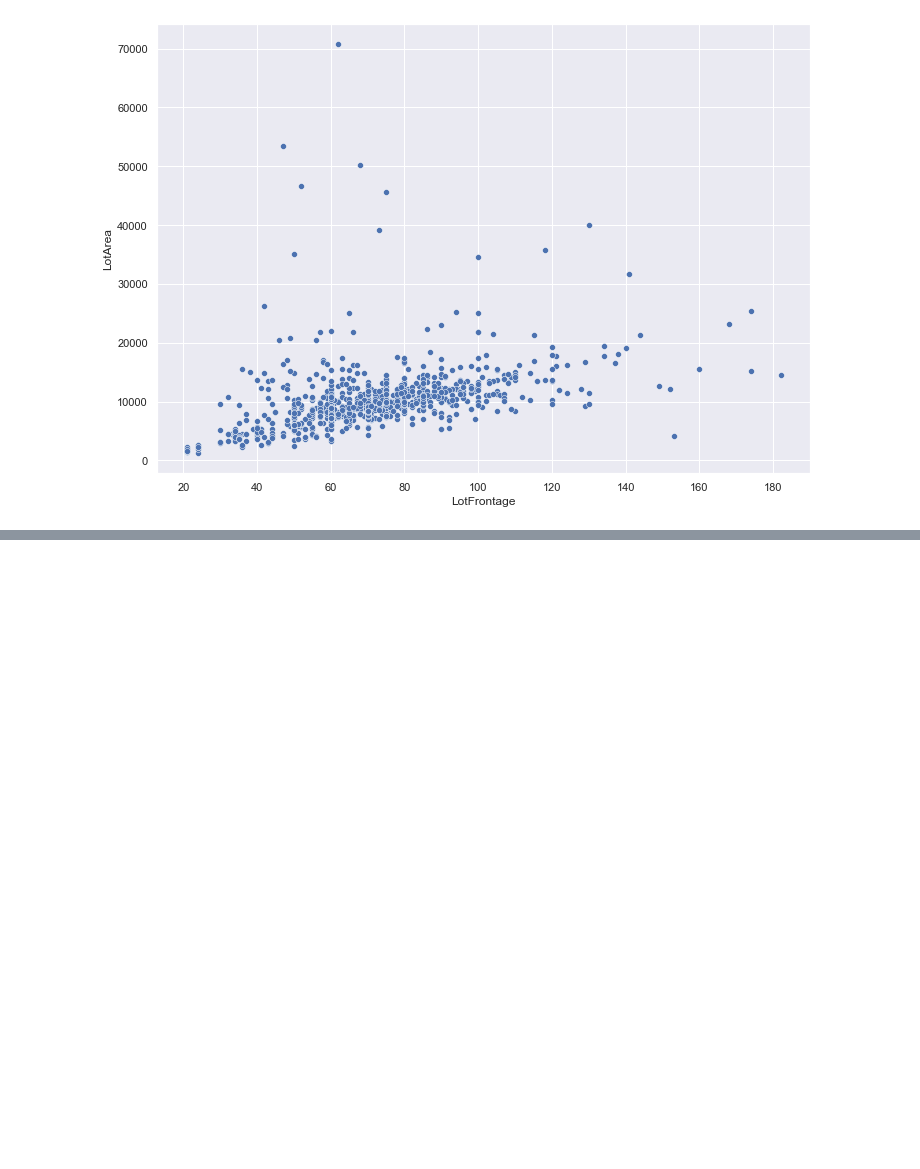
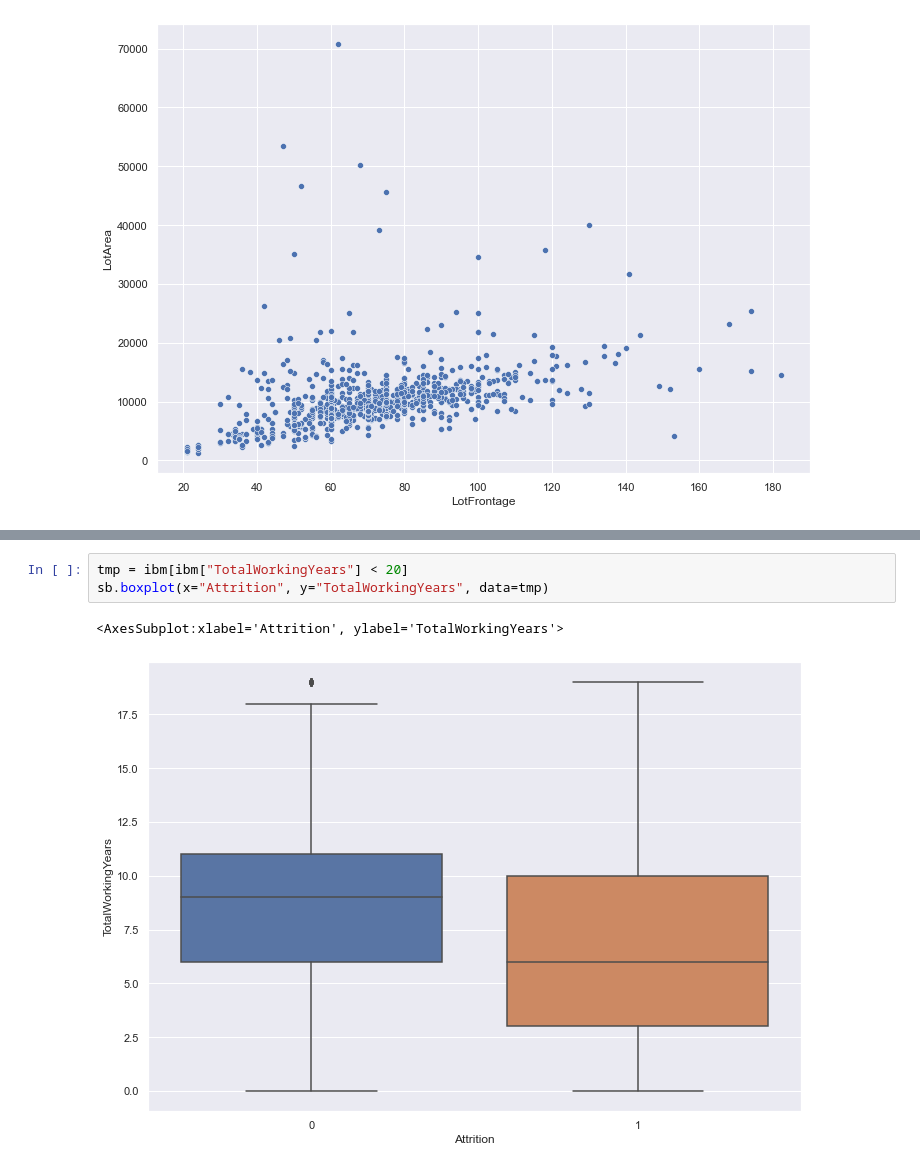
Before and after one commit to Quentin1402/dep-t-python, a Jupyter notebook: data_stat.ipynb, the cells around one changed output, grey strips where cells are left out. Saved outputs shown, nothing was run; the diff lists cells and outputs as text; blank space fills up the shorter version.

```diff
--- a/data_stat.ipynb
+++ b/data_stat.ipynb
@@ -76,0 +73,6 @@ ibm.describe
+# %%
+tmp = ibm[ibm["TotalWorkingYears"] < 20]
+sb.boxplot(x="Attrition", y="TotalWorkingYears", data=tmp)
+# %% [output]
+<AxesSubplot:xlabel='Attrition', ylabel='TotalWorkingYears'>
+[figure, added]
```
Also changed, not shown: parts of 7 cells of this notebook.
